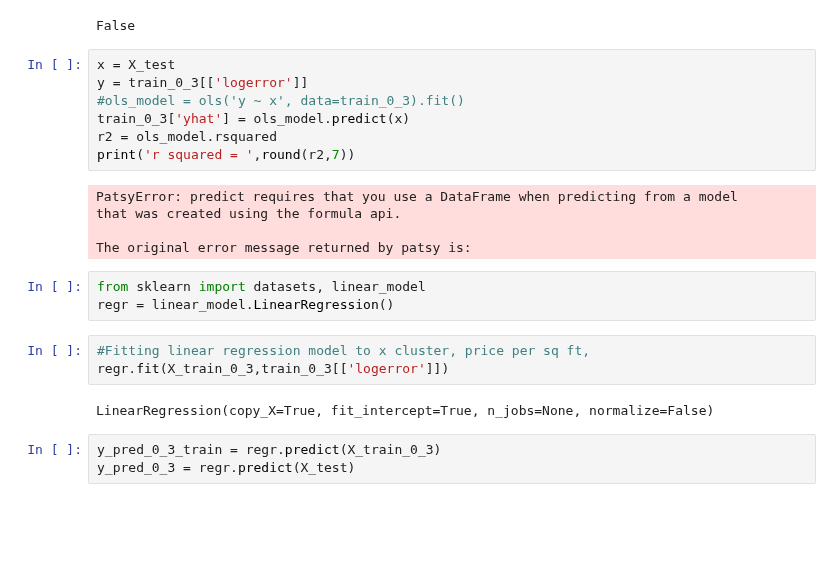
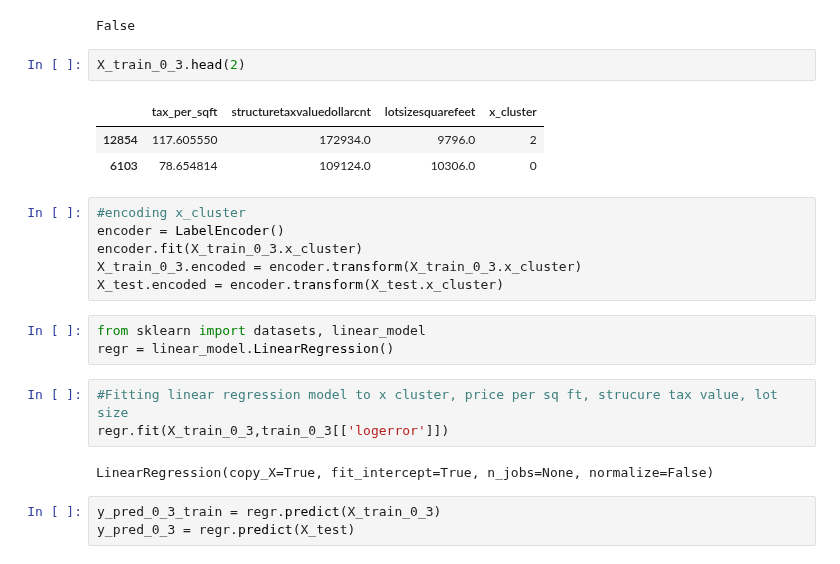
Before and after one commit to Zillow-SJ/Cluster_Zillow, a Jupyter notebook: baseline.ipynb, the cells around one changed output. Drawn from its saved outputs; the diff is of its cells as text; blank space fills up the shorter version.

Commit message:
started on final model notebook cleanup

```diff
--- a/baseline.ipynb
+++ b/baseline.ipynb
@@ -343,23 +343,23 @@ Model2:  0.028442392062004985
 model2 < model1
 # %% [output]
 False
-# %%
-x = X_test
-y = train_0_3[['logerror']]
-#ols_model = ols('y ~ x', data=train_0_3).fit()
-train_0_3['yhat'] = ols_model.predict(x)
-r2 = ols_model.rsquared
-print('r squared = ',round(r2,7))
-# %% [output]
-PatsyError: predict requires that you use a DataFrame when predicting from a model
-that was created using the formula api.
-
-The original error message returned by patsy is:
+# %%
+X_train_0_3.head(2)
+# %% [output]
+|  | tax_per_sqft | structuretaxvaluedollarcnt | lotsizesquarefeet | x_cluster |
+| 12854 | 117.605550 | 172934.0 | 9796.0 | 2 |
+| 6103 | 78.654814 | 109124.0 | 10306.0 | 0 |
+# %%
+#encoding x_cluster
+encoder = LabelEncoder()
+encoder.fit(X_train_0_3.x_cluster)
+X_train_0_3.encoded = encoder.transform(X_train_0_3.x_cluster)
+X_test.encoded = encoder.transform(X_test.x_cluster)
 # %%
 from sklearn import datasets, linear_model
 regr = linear_model.LinearRegression()
 # %%
-#Fitting linear regression model to x cluster, price per sq ft,
+#Fitting linear regression model to x cluster, price per sq ft, strucure tax value, lot size
 regr.fit(X_train_0_3,train_0_3[['logerror']])
 # %% [output]
 LinearRegression(copy_X=True, fit_intercept=True, n_jobs=None, normalize=False)
```
Also changed, not shown: parts of 2 cells of this notebook, 2 other files.
